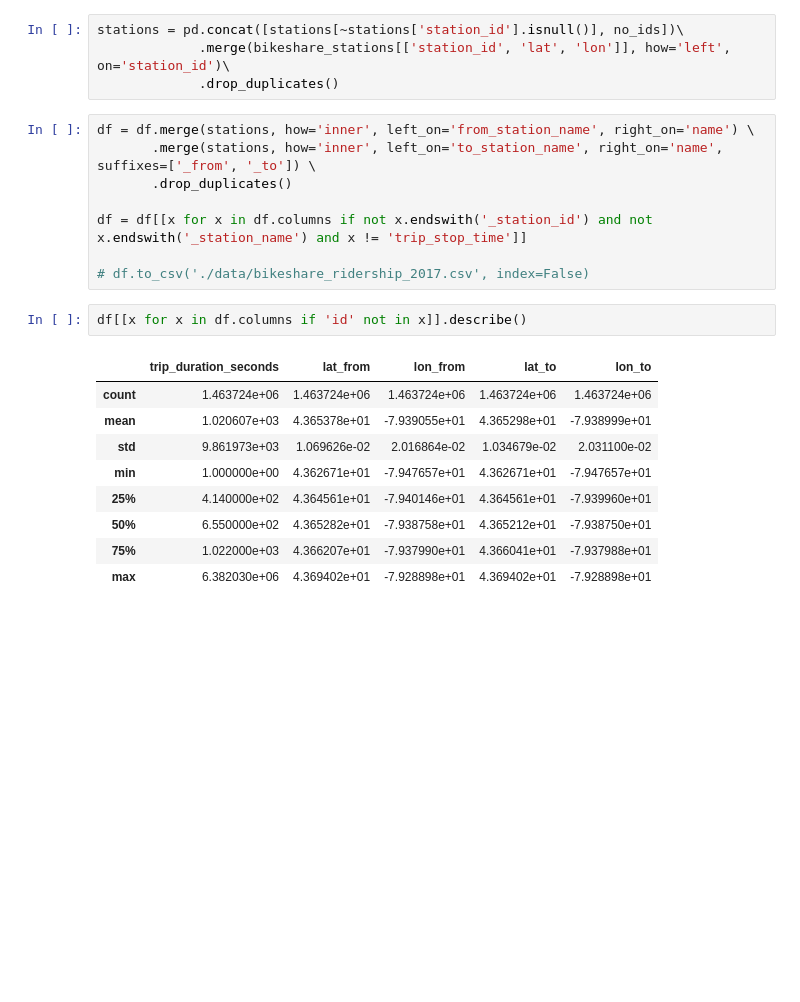
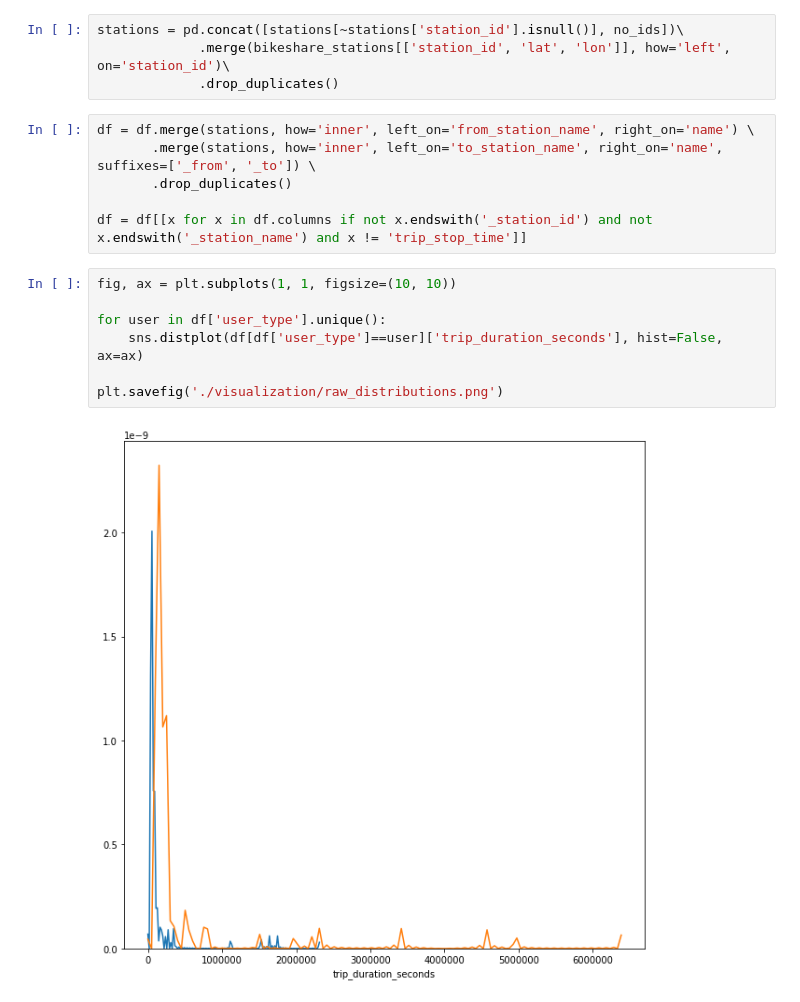
Before and after one commit to open-data-toronto/story-bike-share-ridership, a Jupyter notebook: clean_data.ipynb, the cells around one changed output. Drawn from its saved outputs; the diff is of its cells as text; blank space fills up the shorter version.

```diff
--- a/clean_data.ipynb
+++ b/clean_data.ipynb
@@ -74,17 +78,12 @@ df = df.merge(stations, how='inner', left_on='from_station_name', right_on='name
        .drop_duplicates()
 
 df = df[[x for x in df.columns if not x.endswith('_station_id') and not x.endswith('_station_name') and x != 'trip_stop_time']]
-
-# df.to_csv('./data/bikeshare_ridership_2017.csv', index=False)
-# %%
-df[[x for x in df.columns if 'id' not in x]].describe()
-# %% [output]
-|  | trip_duration_seconds | lat_from | lon_from | lat_to | lon_to |
-| count | 1.463724e+06 | 1.463724e+06 | 1.463724e+06 | 1.463724e+06 | 1.463724e+06 |
-| mean | 1.020607e+03 | 4.365378e+01 | -7.939055e+01 | 4.365298e+01 | -7.938999e+01 |
-| std | 9.861973e+03 | 1.069626e-02 | 2.016864e-02 | 1.034679e-02 | 2.031100e-02 |
-| min | 1.000000e+00 | 4.362671e+01 | -7.947657e+01 | 4.362671e+01 | -7.947657e+01 |
-| 25% | 4.140000e+02 | 4.364561e+01 | -7.940146e+01 | 4.364561e+01 | -7.939960e+01 |
-| 50% | 6.550000e+02 | 4.365282e+01 | -7.938758e+01 | 4.365212e+01 | -7.938750e+01 |
-| 75% | 1.022000e+03 | 4.366207e+01 | -7.937990e+01 | 4.366041e+01 | -7.937988e+01 |
-| max | 6.382030e+06 | 4.369402e+01 | -7.928898e+01 | 4.369402e+01 | -7.928898e+01 |
+# %%
+fig, ax = plt.subplots(1, 1, figsize=(10, 10))
+
+for user in df['user_type'].unique():
+    sns.distplot(df[df['user_type']==user]['trip_duration_seconds'], hist=False, ax=ax)
+
+plt.savefig('./visualization/raw_distributions.png')
+# %% [output]
+[figure, added]
```
Also changed, not shown: parts of 12 cells of this notebook, 3 other files.
